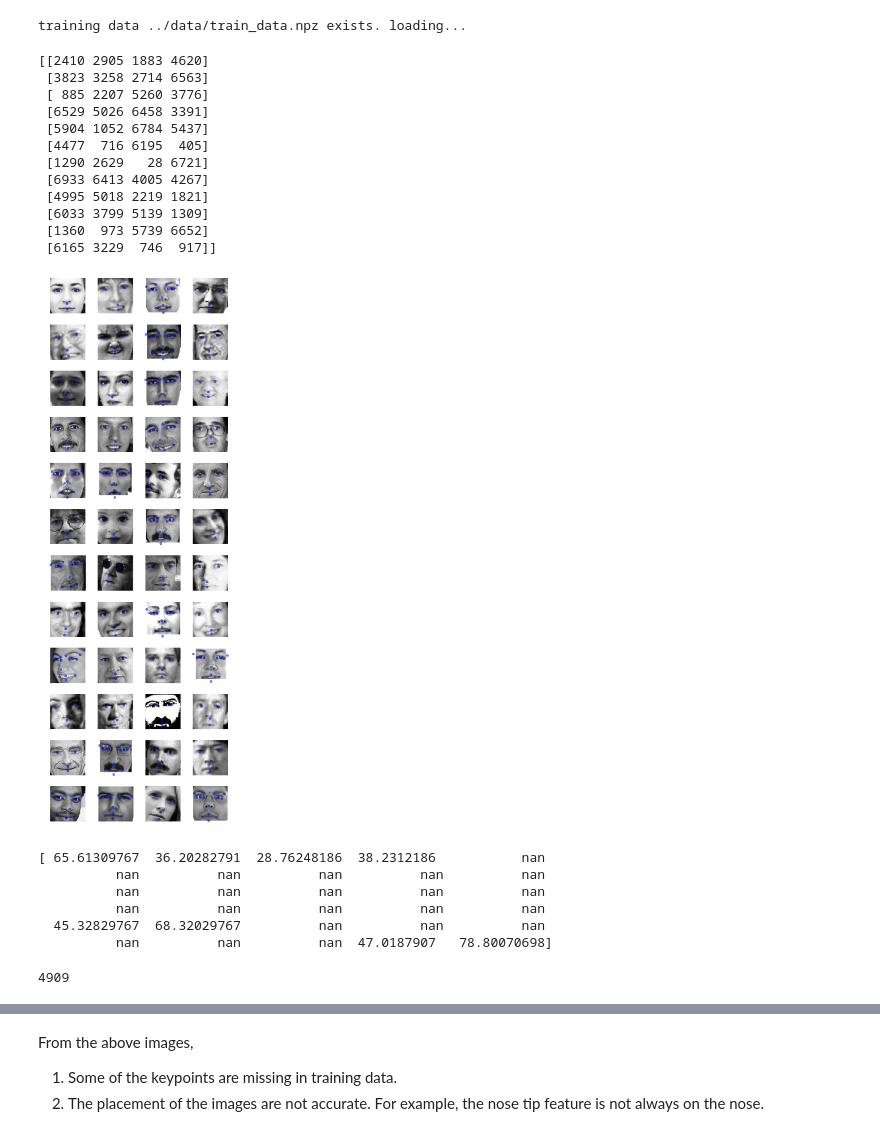
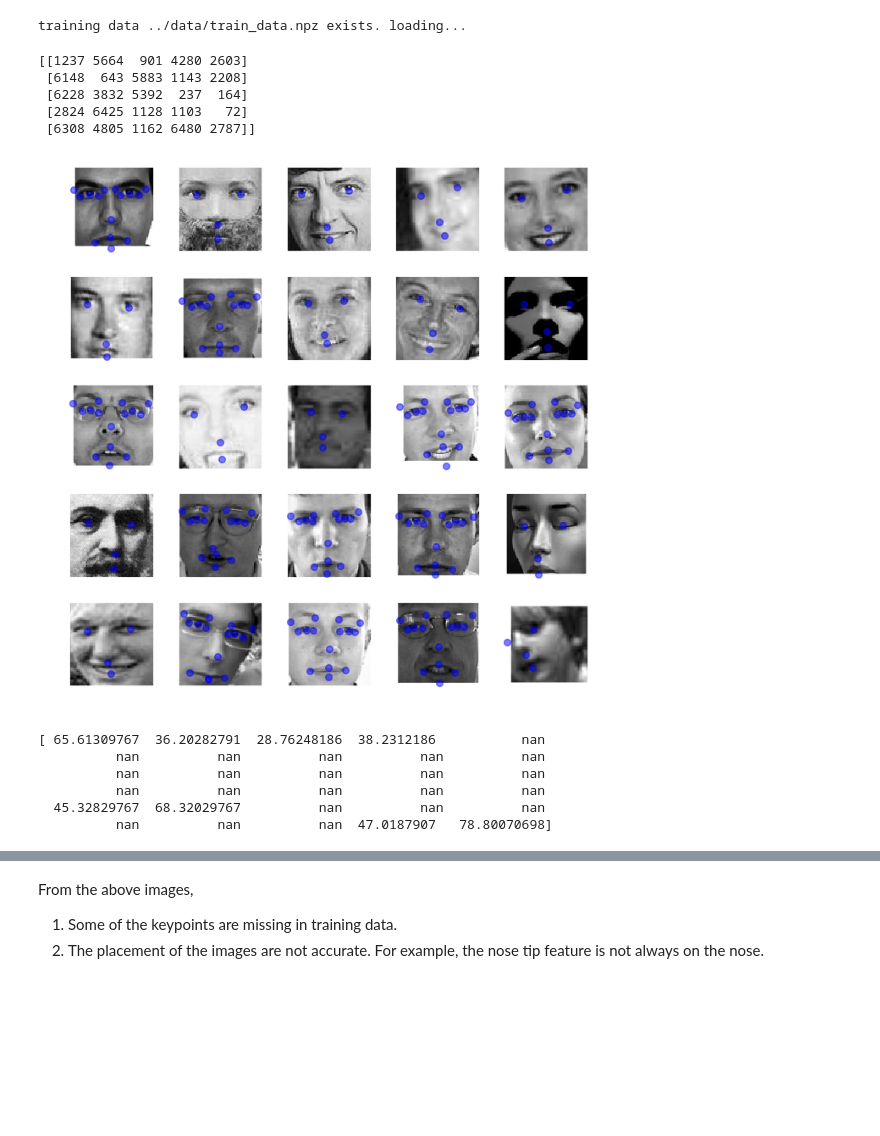
Before and after one commit to r3t2/facial_keypoint_recognition, a Jupyter notebook: src/facial_recog_kaggle.ipynb, the cells around one changed output, grey strips where cells are left out. Saved outputs shown, nothing was run; the diff lists cells and outputs as text; code cells hidden in the pictures; blank space fills up the shorter version.

```diff
--- a/src/facial_recog_kaggle.ipynb
+++ b/src/facial_recog_kaggle.ipynb
@@ -80,45 +80,38 @@ training data ../data/train_data.npz exists. loading...
 # %%
 # print X_train.shape
 # print y_train.shape
 
-N_img_x = 12
+N_img_x = 5
 N_img_y = 5
 sel_idx = np.random.choice(X_train.shape[0], N_img_x * N_img_y, replace=False).reshape(N_img_x, N_img_y)
 print sel_idx
 
-plt.rcParams['figure.figsize'] = (8.0, 24.0) # set default size of plots
+plt.rcParams['figure.figsize'] = (8.0, 8.0) # set default size of plots
 xx=15
 yy=15
 SS = 72
 for n_y in range(N_img_y):
     for n_x in range(N_img_x):
         i = sel_idx[n_x][n_y]
         a = X_train[i].reshape(96, 96)
         a = a[xx:(xx+SS), yy:(yy+SS)]
 #         a = a[0:(84), 0:(84)]
         b = y_train[i]
         b_x = b[0::2] - xx
         b_y = b[1::2] - yy
 
         plt.subplot(N_img_x, N_img_y, n_y * N_img_x + n_x + 1)
         plt.imshow(a)
         plt.scatter(b_x, b_y, s=30, alpha=0.5, color='blue')
         plt.gca().axis('off')
 plt.show()
 # %% [output]
-[[2410 2905 1883 4620]
- [3823 3258 2714 6563]
- [ 885 2207 5260 3776]
- [6529 5026 6458 3391]
- [5904 1052 6784 5437]
- [4477  716 6195  405]
- [1290 2629   28 6721]
- [6933 6413 4005 4267]
- [4995 5018 2219 1821]
- [6033 3799 5139 1309]
- [1360  973 5739 6652]
- [6165 3229  746  917]]
+[[1237 5664  901 4280 2603]
+ [6148  643 5883 1143 2208]
+ [6228 3832 5392  237  164]
+ [2824 6425 1128 1103   72]
+ [6308 4805 1162 6480 2787]]
-[figure, old version]
+[figure, new version]
 # %%
 # From the above pictures, we see that some of the features are missing.
 print y_train[4096]
@@ -131,20 +124,6 @@ print y_train[4096]
           nan          nan          nan          nan          nan
   45.32829767  68.32029767          nan          nan          nan
           nan          nan          nan  47.0187907   78.80070698]
-# %%
-# The following code counts the number of images with atleast one missing feature.
-count = 0
-for y in y_train:
-    isnan = False
-    for yy in y:
-        if np.isnan(yy):
-            isnan = True
-            break
-    if isnan:
-        count += 1
-print count
-# %% [output]
-4909
 # %%
 # Next, we use the following piece of code to understand which features miss the most.
 
```
Also changed, not shown: parts of 6 cells of this notebook.
